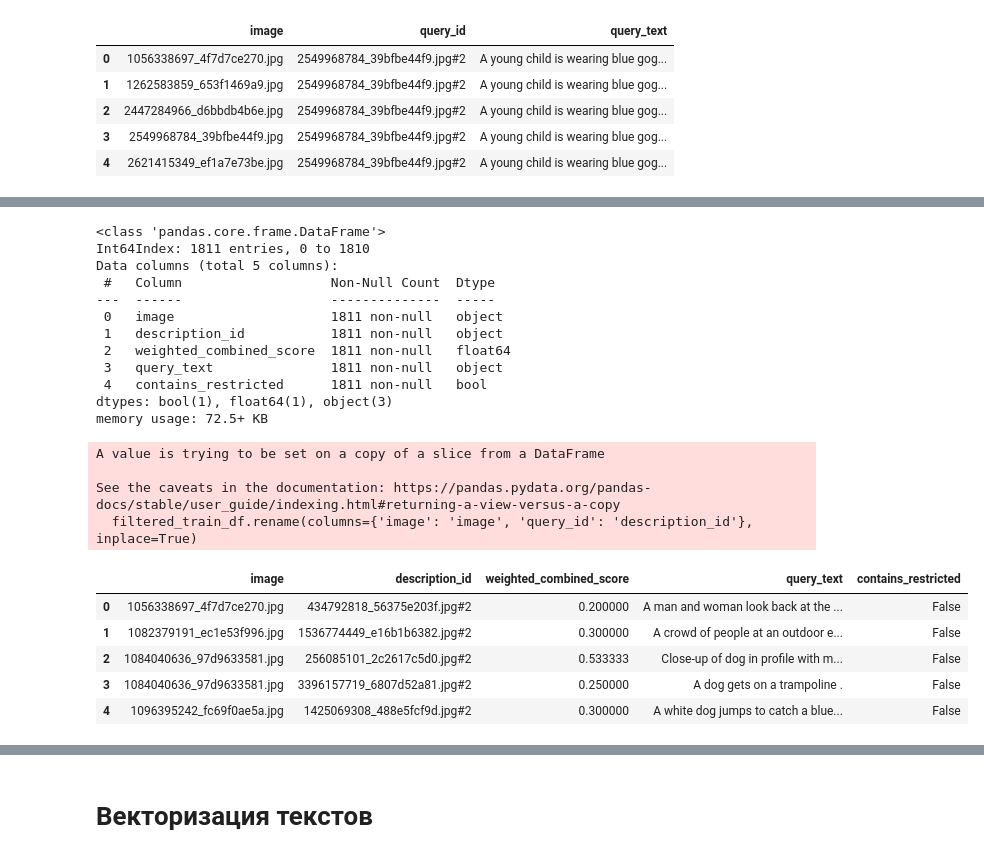
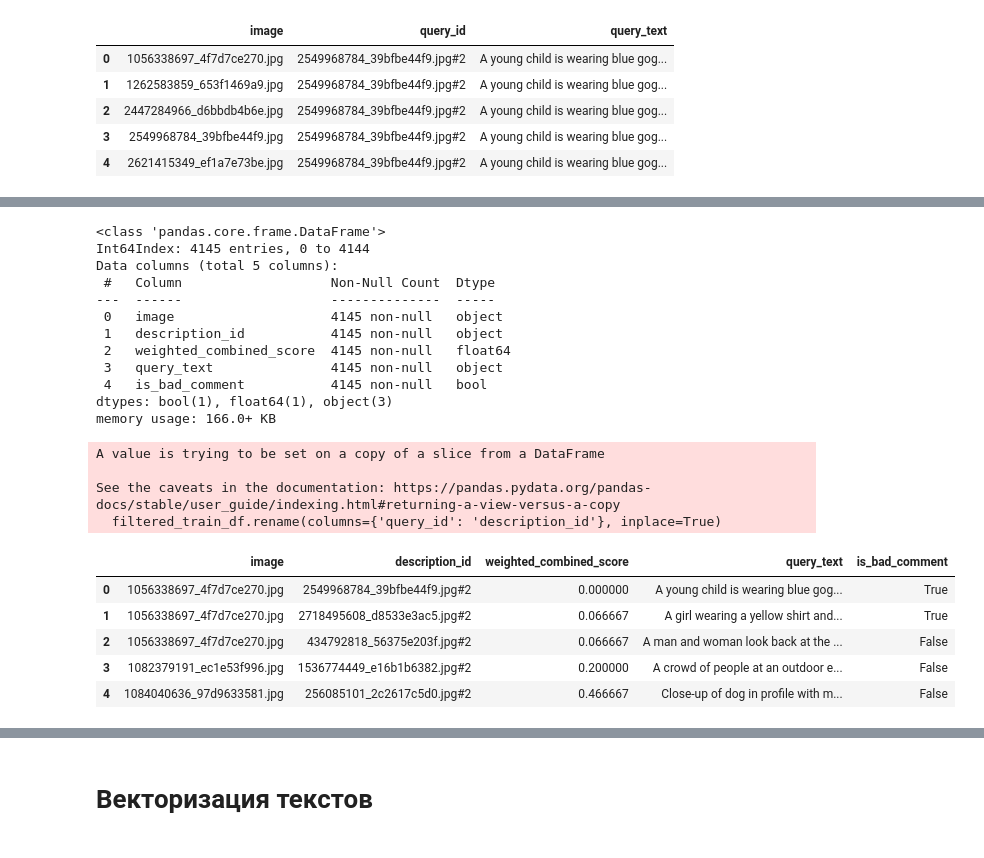
Before and after one commit to GasimV/Text-Image-Matching, a Jupyter notebook: text_image_matching.ipynb, the cells around one changed output, grey strips where cells are left out. Saved outputs shown, nothing was run; the diff lists cells and outputs as text; code cells hidden in the pictures.

```diff
--- a/text_image_matching.ipynb
+++ b/text_image_matching.ipynb
@@ -328,24 +296,33 @@ memory usage: 136.6+ KB
 | 3 | 2549968784_39bfbe44f9.jpg | 2549968784_39bfbe44f9.jpg#2 | A young child is wearing blue gog... |
 | 4 | 2621415349_ef1a7e73be.jpg | 2549968784_39bfbe44f9.jpg#2 | A young child is wearing blue gog... |
 # %%
-# Шаг 1. Определите список запрещенных ключевых слов.
-# Этот список следует расширить на основе юридических консультаций
+# Определим список запрещенных ключевых слов.
 restricted_keywords = ['minor', "child", "children", "toddlers",
                        "kid", "boy", "girl", "school", "playground"]
 
-# Шаг 2. Функция проверки наличия в описании каких-либо запрещенных ключевых слов.
+# Функция проверки наличия в описании каких-либо запрещенных ключевых слов.
 def contains_restricted_keyword(text, keywords):
     text = text.lower()
     return any(keyword in text for keyword in keywords)
 
-# Шаг 3. Отфильтруем записи с ограниченным содержанием
-train_dataset['contains_restricted'] = train_dataset['query_text'].apply(lambda x: contains_restricted_keyword(x, restricted_keywords))
-filtered_train_df = train_dataset[~train_dataset['contains_restricted']]
+# Шаг 1. Выявим плохие комментарии
+train_dataset['is_bad_comment'] = train_dataset['query_text'].apply(
+    lambda x: contains_restricted_keyword(x, restricted_keywords))
 
-# Отобразим влияние фильтрации
+# Шаг 2. Определим список плохих изображений на основе плохих комментариев.
+# Отрезаем два последних символа query_id плохих комментариев, чтобы получить список плохих изображений
+bad_images = set(train_dataset[train_dataset['is_bad_comment']]['query_id'].apply(lambda x: x[:-2]))
+
+# Шаг 3. Удаляем из нашего набора данных все пары изображений и описаний с плохими изображениями.
+filtered_train_df = train_dataset[~train_dataset['image'].isin(bad_images)]
+
+# Отображение результата фильтрации
 original_count = len(train_dataset)
 filtered_count = len(filtered_train_df)
 
 print(original_count, filtered_count)
+print()
+filtered_train_df.info()
+print()
 display(filtered_train_df.head())
 # %% [output]
@@ -373,37 +348,37 @@ memory usage: 139.2+ KB
 # %%
 # Шаг 1. Переименуем столбцы в filtered_train_df, чтобы они соответствовали annotations_df.
-filtered_train_df.rename(columns={'image': 'image', 'query_id': 'description_id'}, inplace=True)
+filtered_train_df.rename(columns={'query_id': 'description_id'}, inplace=True)
 
 # Шаг 2. Объединим annotations_df с filtered_train_df
 pre_train_df = pd.merge(annotations_df, filtered_train_df, on=['image', 'description_id'])
 
 # Проверка результата
 pre_train_df.info()
 print()
 display(pre_train_df.head())
 # %% [output]
 <class 'pandas.core.frame.DataFrame'>
-Int64Index: 1811 entries, 0 to 1810
+Int64Index: 4145 entries, 0 to 4144
 Data columns (total 5 columns):
  #   Column                   Non-Null Count  Dtype
 ---  ------                   --------------  -----
- 0   image                    1811 non-null   object
- 1   description_id           1811 non-null   object
- 2   weighted_combined_score  1811 non-null   float64
- 3   query_text               1811 non-null   object
- 4   contains_restricted      1811 non-null   bool
+ 0   image                    4145 non-null   object
+ 1   description_id           4145 non-null   object
+ 2   weighted_combined_score  4145 non-null   float64
+ 3   query_text               4145 non-null   object
+ 4   is_bad_comment           4145 non-null   bool
 dtypes: bool(1), float64(1), object(3)
-memory usage: 72.5+ KB
+memory usage: 166.0+ KB
 A value is trying to be set on a copy of a slice from a DataFrame
 
 See the caveats in the documentation: https://pandas.pydata.org/pandas-docs/stable/user_guide/indexing.html#returning-a-view-versus-a-copy
-  filtered_train_df.rename(columns={'image': 'image', 'query_id': 'description_id'}, inplace=True)
+  filtered_train_df.rename(columns={'query_id': 'description_id'}, inplace=True)
-|  | image | description_id | weighted_combined_score | query_text | contains_restricted |
-| 0 | 1056338697_4f7d7ce270.jpg | 434792818_56375e203f.jpg#2 | 0.200000 | A man and woman look back at the ... | False |
-| 1 | 1082379191_ec1e53f996.jpg | 1536774449_e16b1b6382.jpg#2 | 0.300000 | A crowd of people at an outdoor e... | False |
-| 2 | 1084040636_97d9633581.jpg | 256085101_2c2617c5d0.jpg#2 | 0.533333 | Close-up of dog in profile with m... | False |
-| 3 | 1084040636_97d9633581.jpg | 3396157719_6807d52a81.jpg#2 | 0.250000 | A dog gets on a trampoline . | False |
-| 4 | 1096395242_fc69f0ae5a.jpg | 1425069308_488e5fcf9d.jpg#2 | 0.300000 | A white dog jumps to catch a blue... | False |
+|  | image | description_id | weighted_combined_score | query_text | is_bad_comment |
+| 0 | 1056338697_4f7d7ce270.jpg | 2549968784_39bfbe44f9.jpg#2 | 0.000000 | A young child is wearing blue gog... | True |
+| 1 | 1056338697_4f7d7ce270.jpg | 2718495608_d8533e3ac5.jpg#2 | 0.066667 | A girl wearing a yellow shirt and... | True |
+| 2 | 1056338697_4f7d7ce270.jpg | 434792818_56375e203f.jpg#2 | 0.066667 | A man and woman look back at the ... | False |
+| 3 | 1082379191_ec1e53f996.jpg | 1536774449_e16b1b6382.jpg#2 | 0.200000 | A crowd of people at an outdoor e... | False |
+| 4 | 1084040636_97d9633581.jpg | 256085101_2c2617c5d0.jpg#2 | 0.466667 | Close-up of dog in profile with m... | False |
 # %%
 pre_train_df = pre_train_df[['image', 'description_id',
                              'query_text', 'weighted_combined_score']]
```
Also changed, not shown: parts of 23 cells of this notebook, 1 other file.
